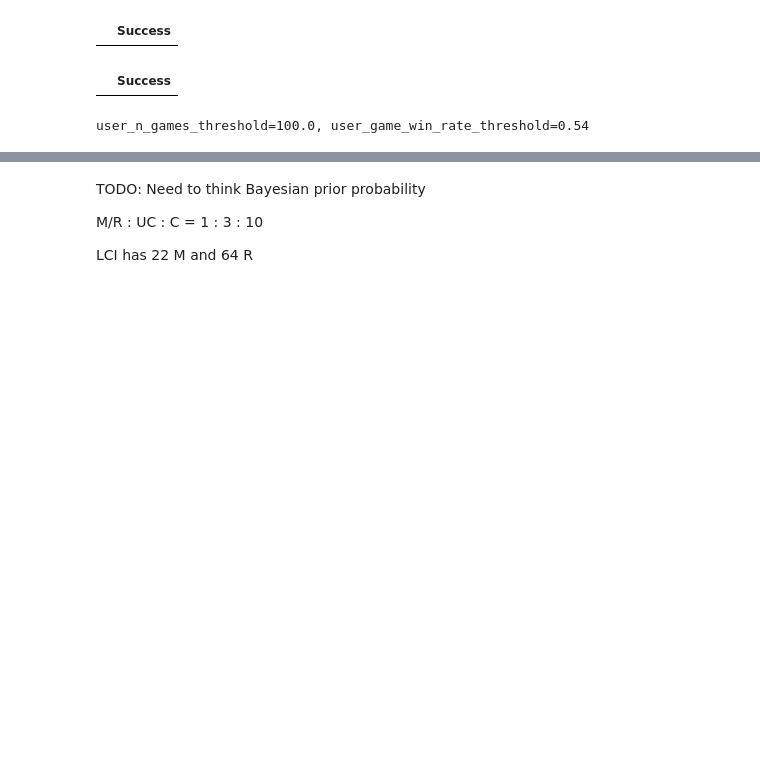
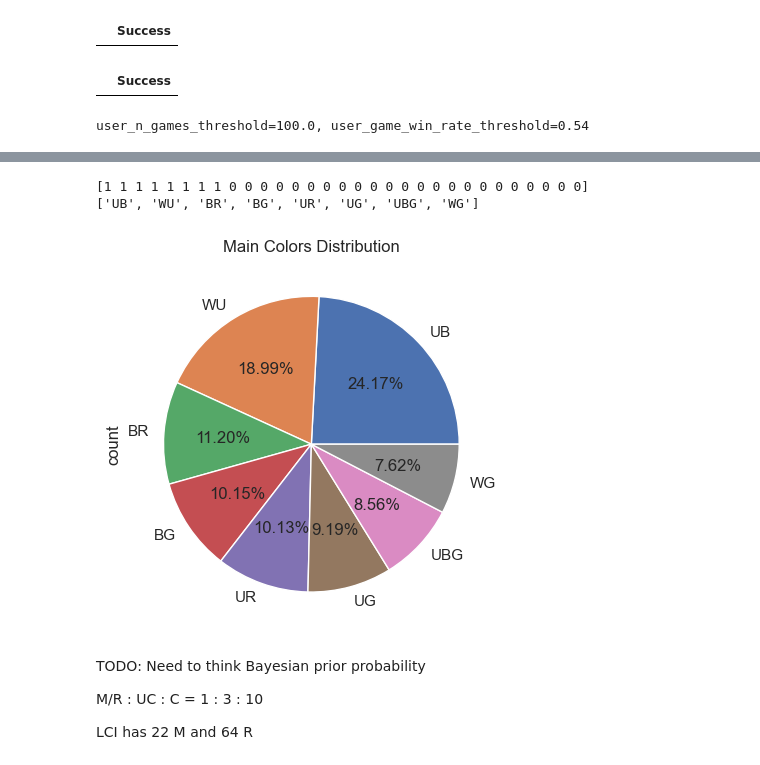
Before and after one commit to hcoona/MTG, a Jupyter notebook: notebook/private/17Lands_Any.ipynb, the cells around one changed output, grey strips where cells are left out. Cells and saved outputs as stored; diff of their text form; code cells hidden in the pictures; blank space fills up the shorter version.

Commit message:
feat: auto determine top color combinations

```diff
--- a/notebook/private/17Lands_Any.ipynb
+++ b/notebook/private/17Lands_Any.ipynb
@@ -267,3 +268,19 @@ top_game.plot.pie(y='count', autopct='%.2f%%', title='Main Colors Distribution',
+# %%
+import ckwrap
+
+nums = top_game['count'].tolist()
+
+km = ckwrap.ckmeans(nums,2,method='quadratic')
+print(km.labels)
+
+top_game.head(sum(km.labels)).plot.pie(y='count', autopct='%.2f%%', title='Main Colors Distribution', legend=False)
+
+top_colors = top_game.head(sum(km.labels)).index.tolist()
+print(top_colors)
+# %% [output]
+[1 1 1 1 1 1 1 1 0 0 0 0 0 0 0 0 0 0 0 0 0 0 0 0 0 0 0 0 0 0 0]
+['UB', 'WU', 'BR', 'BG', 'UR', 'UG', 'UBG', 'WG']
+[figure, added]
 # %% [markdown]
 TODO: Need to think Bayesian prior probability
 
```
Also changed, not shown: parts of 7 cells of this notebook, 2 other files.
